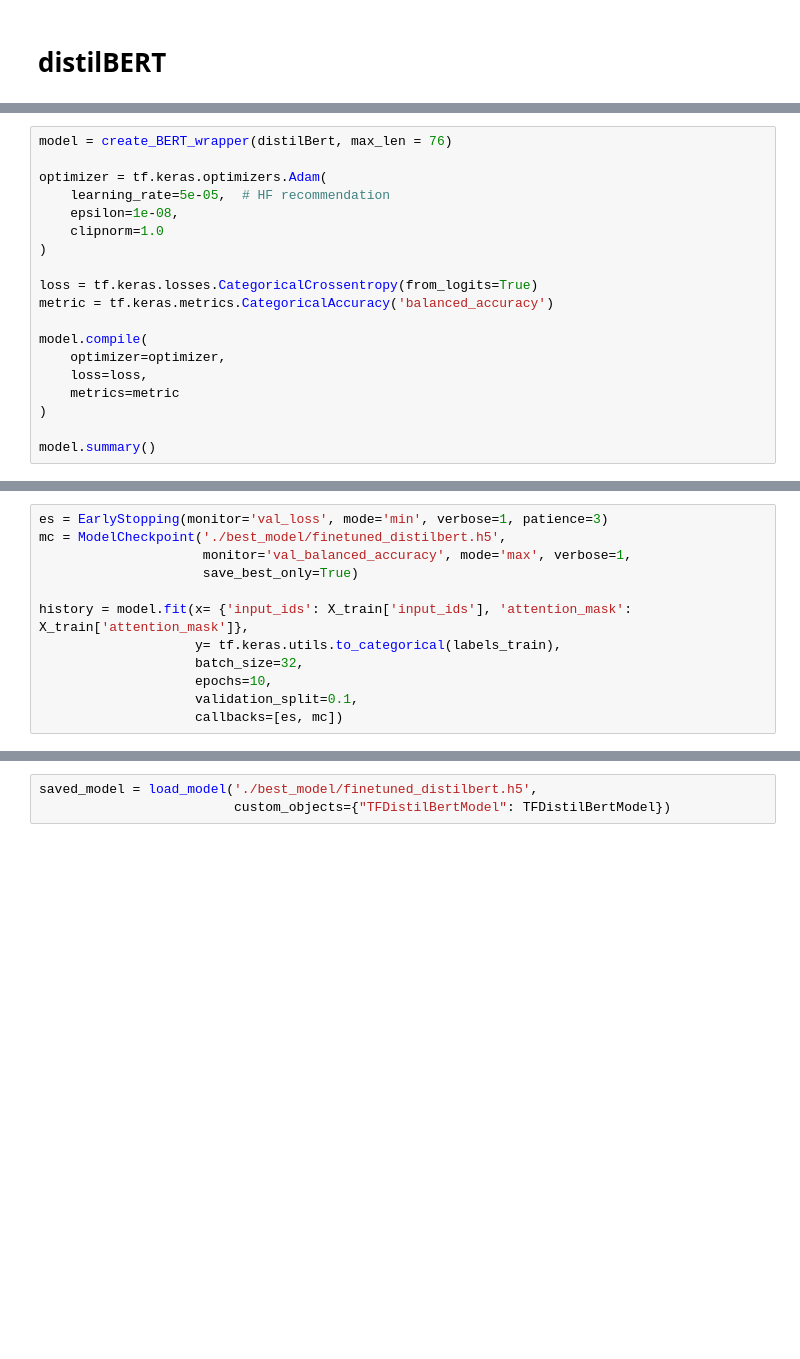
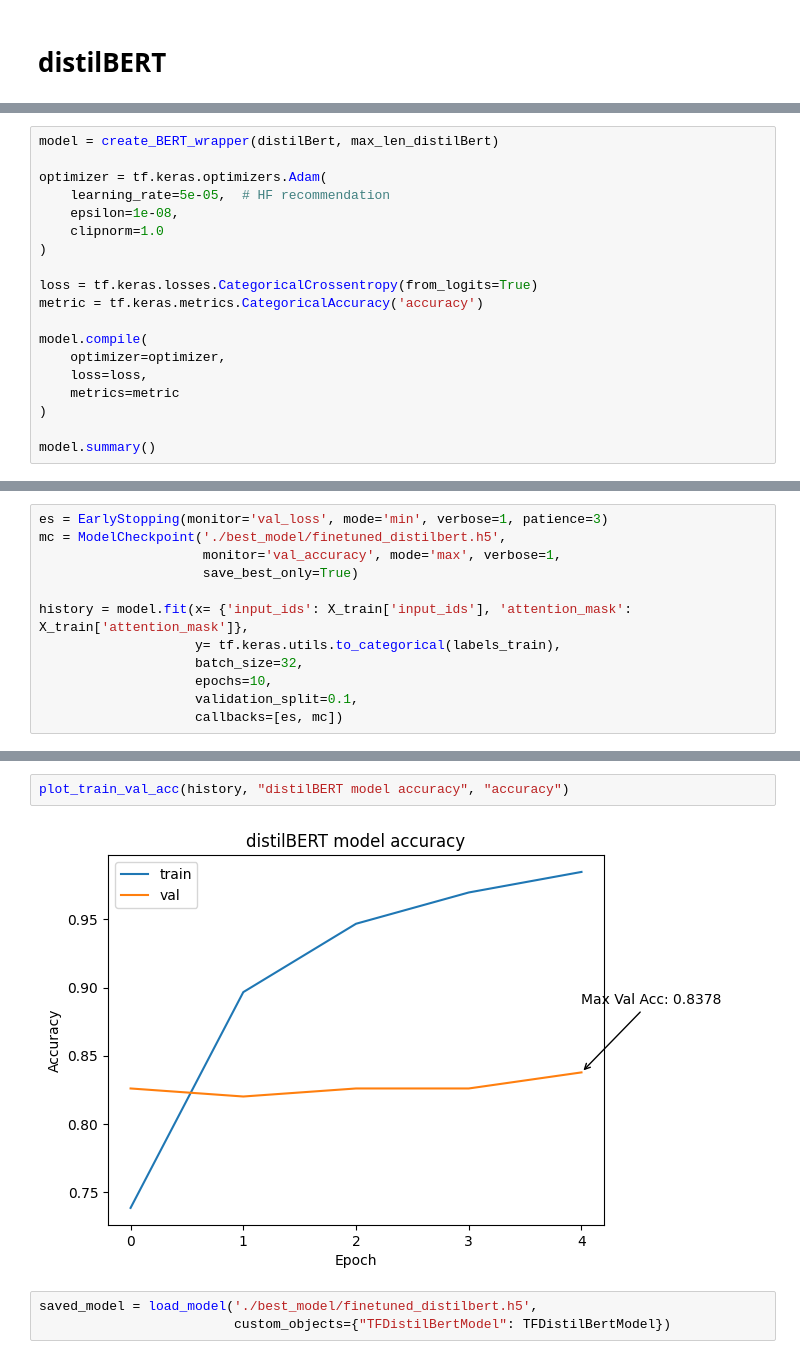
Before and after one commit to Francesco9932/financial-sentiment-analysis, a Jupyter notebook: financial-sentiment-analysis.ipynb, the cells around one changed output, grey strips where cells are left out. Saved outputs shown, nothing was run; the diff lists cells and outputs as text; blank space fills up the shorter version.

```diff
--- a/financial-sentiment-analysis.ipynb
+++ b/financial-sentiment-analysis.ipynb
@@ -460,5 +765,5 @@ X_train, X_test, labels_train, labels_test, max_len_distilBert = train_test_set(
 # %%
-model = create_BERT_wrapper(distilBert, max_len = 76)
+model = create_BERT_wrapper(distilBert, max_len_distilBert)
 
 optimizer = tf.keras.optimizers.Adam(
     learning_rate=5e-05,  # HF recommendation
@@ -467,7 +772,7 @@ optimizer = tf.keras.optimizers.Adam(
 )
 
 loss = tf.keras.losses.CategoricalCrossentropy(from_logits=True)
-metric = tf.keras.metrics.CategoricalAccuracy('balanced_accuracy')
+metric = tf.keras.metrics.CategoricalAccuracy('accuracy')
 
 model.compile(
     optimizer=optimizer,
@@ -479,7 +802,7 @@ model.summary()
 # %%
 es = EarlyStopping(monitor='val_loss', mode='min', verbose=1, patience=3)
 mc = ModelCheckpoint('./best_model/finetuned_distilbert.h5',
-                     monitor='val_balanced_accuracy', mode='max', verbose=1,
+                     monitor='val_accuracy', mode='max', verbose=1,
                      save_best_only=True)
 
 history = model.fit(x= {'input_ids': X_train['input_ids'], 'attention_mask': X_train['attention_mask']},
@@ -491,3 +831,7 @@ history = model.fit(x= {'input_ids': X_train['input_ids'], 'attention_mask': X_t
+# %%
+plot_train_val_acc(history, "distilBERT model accuracy", "accuracy")
+# %% [output]
+[figure, added]
 # %%
 saved_model = load_model('./best_model/finetuned_distilbert.h5',
                          custom_objects={"TFDistilBertModel": TFDistilBertModel})
```
Also changed, not shown: parts of 37 cells of this notebook.
